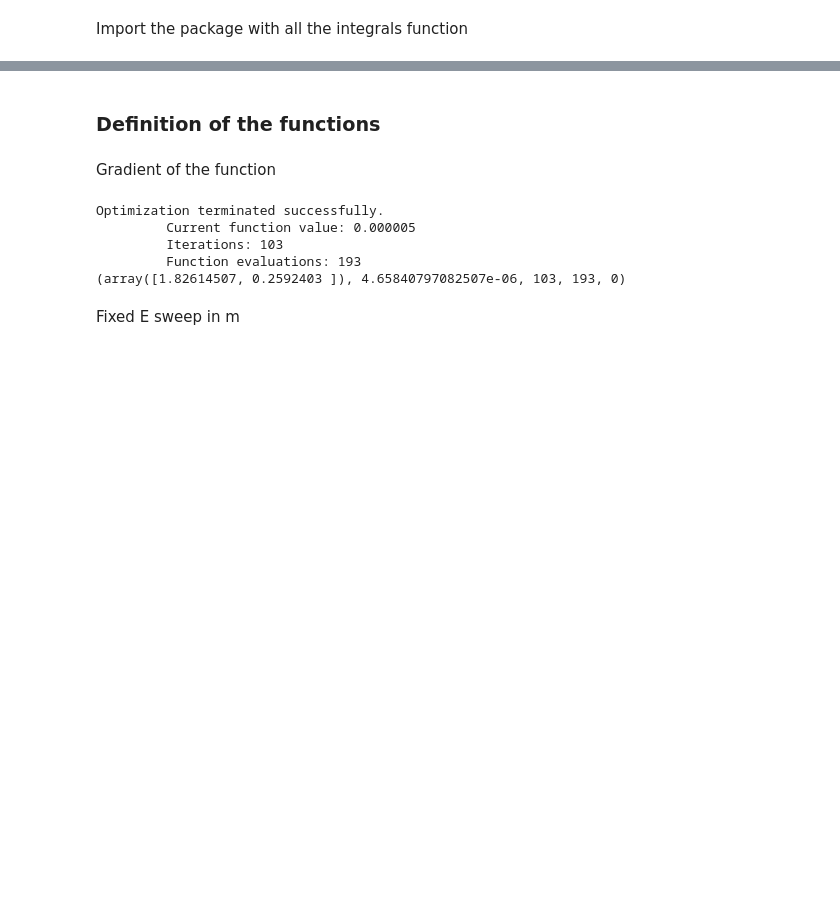
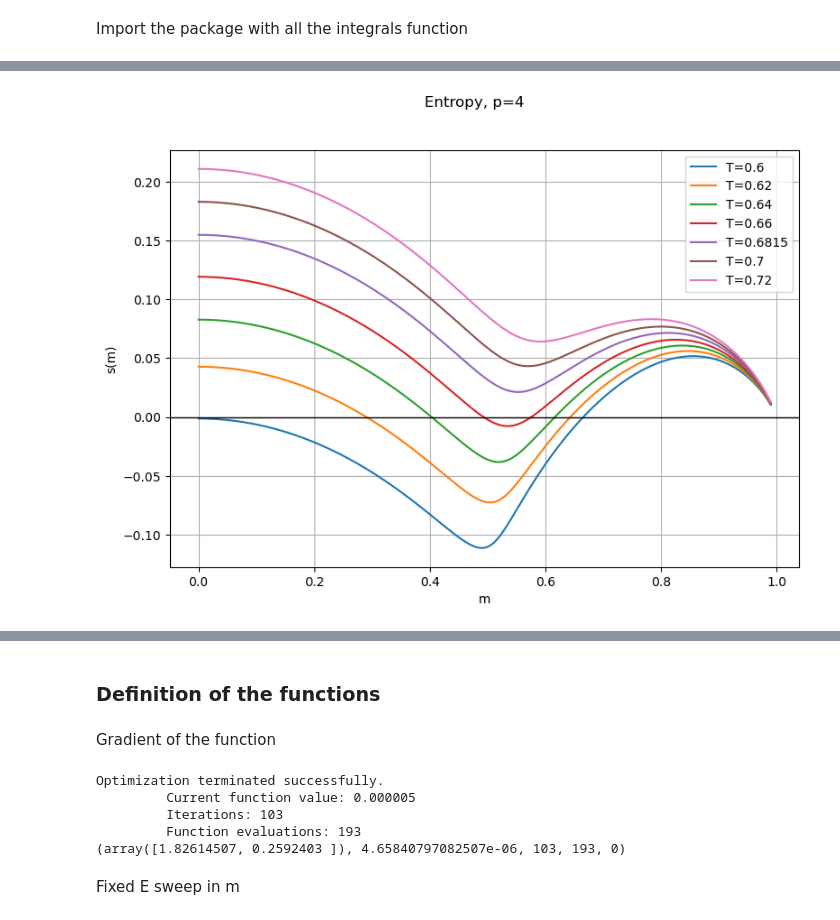
Before and after one commit to mvilucchio/fixed-energy-slice, a Jupyter notebook: RS3spin.ipynb, the cells around one changed output, grey strips where cells are left out. Saved outputs shown, nothing was run; the diff lists cells and outputs as text; code cells hidden in the pictures; blank space fills up the shorter version.

Commit message:
Added routine (h,beta)

```diff
--- a/RS3spin.ipynb
+++ b/RS3spin.ipynb
@@ -36,15 +30,17 @@ h_found = root_scalar(lambda h: compute_m_FP(m, J0, m, h, p, beta) - m, bracket=
 # %%
+p=4
 blend = 0.8
-Temps = np.array([0.66, 0.68, 0.6815, 0.7, 0.71])
+es = -1/(2*np.array([0.6, 0.618, 0.64, 0.66, 0.678, 0.7, 0.72]))
 
-ms = np.linspace(0.0, 0.8, 1_000)
+ms = np.linspace(0.0, 0.99, 1_000)
+Temps = np.empty((len(es), len(ms)))
 qs = np.empty((len(Temps), len(ms)))
 hs = np.empty((len(Temps), len(ms)))
 fs = np.empty((len(Temps), len(ms)))
+deltafs = np.empty((len(Temps), len(ms)))
+entropys = np.empty((len(Temps), len(ms)))
 
-for jdx, T in enumerate(tqdm(Temps)):
-    beta = 1 / T
-    J0 = beta / 2
+for jdx, e in enumerate(tqdm(es)):
     for idx, m in enumerate(ms):
         err = 1
         q = m
@@ -52,9 +48,9 @@ for jdx, T in enumerate(tqdm(Temps)):
 
         while err > 1e-7:
             h_new = root_scalar(
-                lambda h: compute_m_FP(m, J0, q, h, p, beta) - m, bracket=[-10, 10]
+                lambda h: compute_m_FP(m, q, h, p, e) - m, bracket=[-10, 10]
             ).root
-            q_new = compute_q_FP(m, J0, q, h_new, p, beta)
+            q_new = compute_q_FP(m, q, h_new, p,e)
 
             err = max(abs(h_new - h), abs(q_new - q))
             h = blend * h + (1 - blend) * h_new
@@ -62,4 +58,7 @@ for jdx, T in enumerate(tqdm(Temps)):
 
         qs[jdx, idx] = q
         hs[jdx, idx] = h
-        fs[jdx, idx] = f_FP(m, J0, q, h, p, beta)
+        Temps[jdx, idx] = 1/beta_q_e(q,m, e)
+        fs[jdx, idx] = f_FP(m, q, h, p, e)
+        deltafs[jdx, idx] = deltaf_FP(m, q, h, p, e)
+        entropys[jdx, idx] = s_FP(m, q, h, p, e)
@@ -73,0 +103,12 @@ plt.grid()
+# %%
+fig, ax = plt.subplots(1, 1, figsize=(9, 6))
+fig.suptitle(f'Entropy, p={p}')
+for jdx, T in enumerate(Temps):
+    ax.plot(ms, entropys[jdx,:], '-', label=f'T={T}')
+ax.set_xlabel('m')
+ax.set_ylabel('s(m)')
+ax.axhline(0, color='black', lw=1)
+ax.legend()
+ax.grid()
+# %% [output]
+[figure, added]
```
Also changed, not shown: parts of 8 cells of this notebook, 1 other file.
